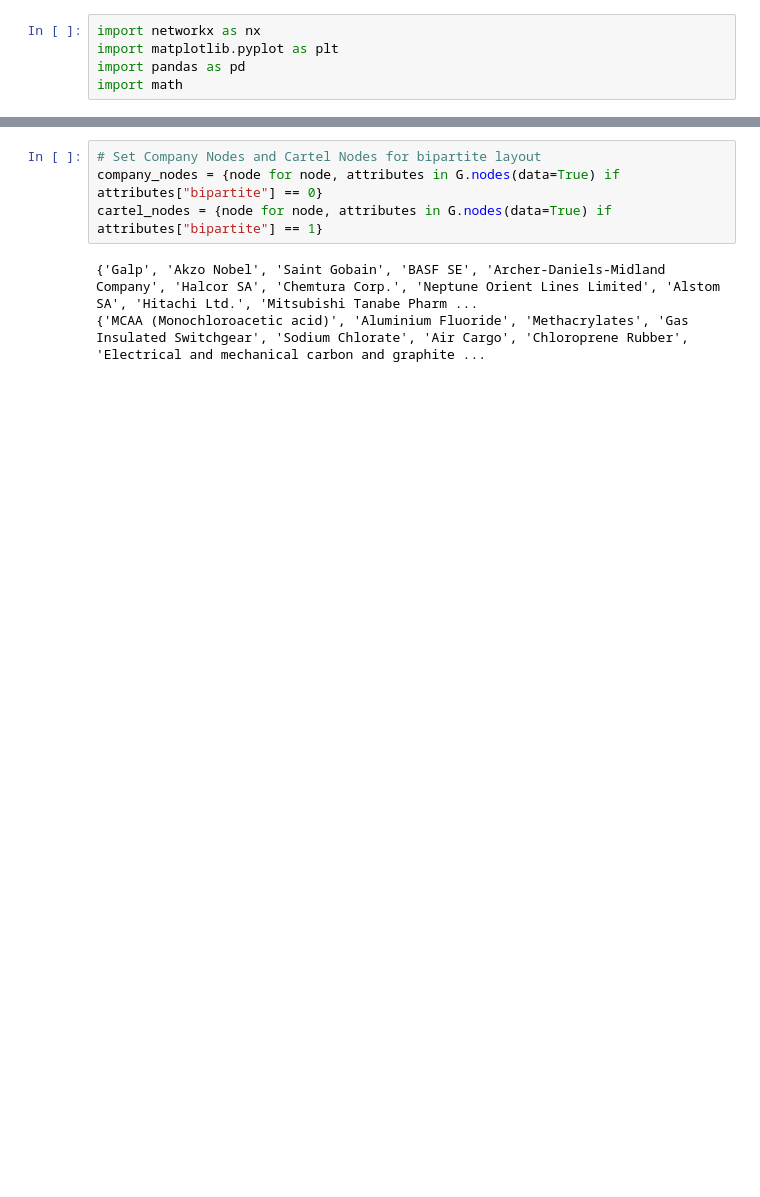
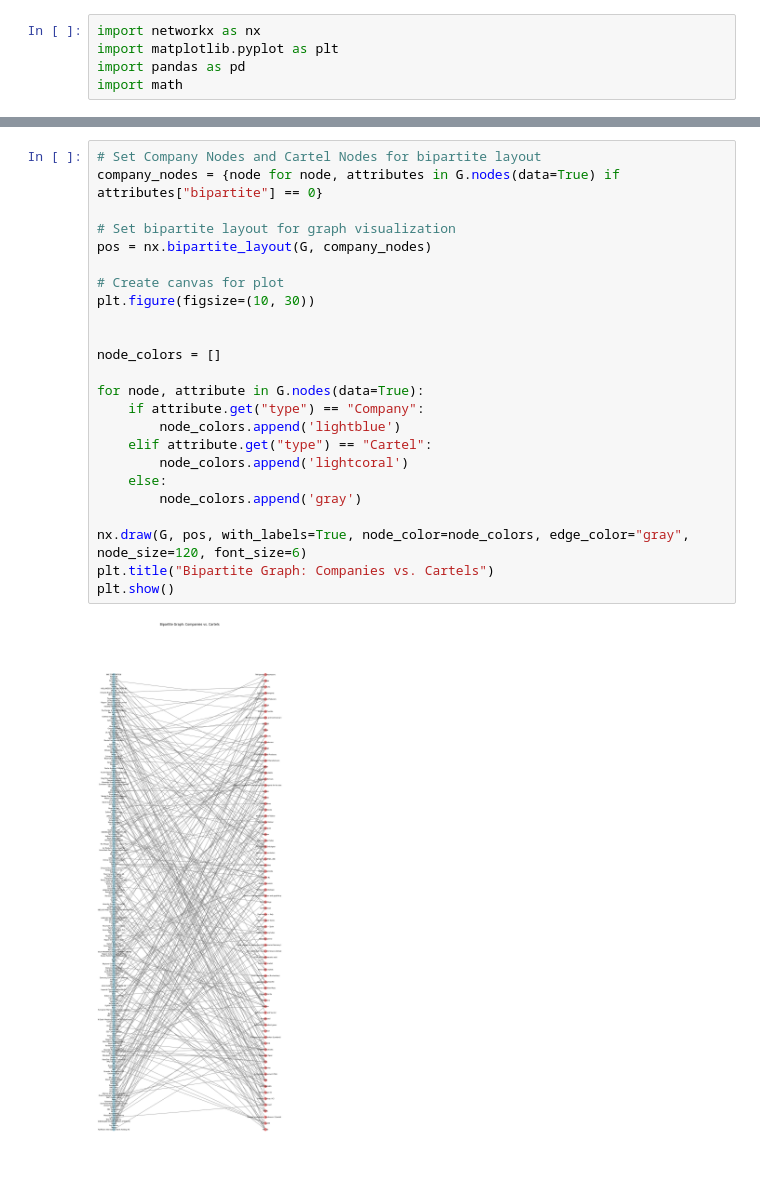
Before and after one commit to DeChrigi/BA_Thesis, a Jupyter notebook: cartel_network.ipynb, the cells around one changed output, grey strips where cells are left out. Drawn from its saved outputs; the diff is of its cells as text; blank space fills up the shorter version.

```diff
--- a/cartel_network.ipynb
+++ b/cartel_network.ipynb
@@ -90,7 +107,26 @@ G.add_edges_from(edge_list)
 # %%
 # Set Company Nodes and Cartel Nodes for bipartite layout
 company_nodes = {node for node, attributes in G.nodes(data=True) if attributes["bipartite"] == 0}
-cartel_nodes = {node for node, attributes in G.nodes(data=True) if attributes["bipartite"] == 1}
+
+# Set bipartite layout for graph visualization
+pos = nx.bipartite_layout(G, company_nodes)
+
+# Create canvas for plot
+plt.figure(figsize=(10, 30))
+
+
+node_colors = []
+
+for node, attribute in G.nodes(data=True):
+    if attribute.get("type") == "Company":
+        node_colors.append('lightblue')
+    elif attribute.get("type") == "Cartel":
+        node_colors.append('lightcoral')
+    else:
+        node_colors.append('gray')
+
+nx.draw(G, pos, with_labels=True, node_color=node_colors, edge_color="gray", node_size=120, font_size=6)
+plt.title("Bipartite Graph: Companies vs. Cartels")
+plt.show()
 # %% [output]
-{'Galp', 'Akzo Nobel', 'Saint Gobain', 'BASF SE', 'Archer-Daniels-Midland Company', 'Halcor SA', 'Chemtura Corp.', 'Neptune Orient Lines Limited', 'Alstom SA', 'Hitachi Ltd.', 'Mitsubishi Tanabe Pharm ...
-{'MCAA (Monochloroacetic acid)', 'Aluminium Fluoride', 'Methacrylates', 'Gas Insulated Switchgear', 'Sodium Chlorate', 'Air Cargo', 'Chloroprene Rubber', 'Electrical and mechanical carbon and graphite ...
+[figure, added]
```
Also changed, not shown: parts of 9 cells of this notebook, 1 other file.
